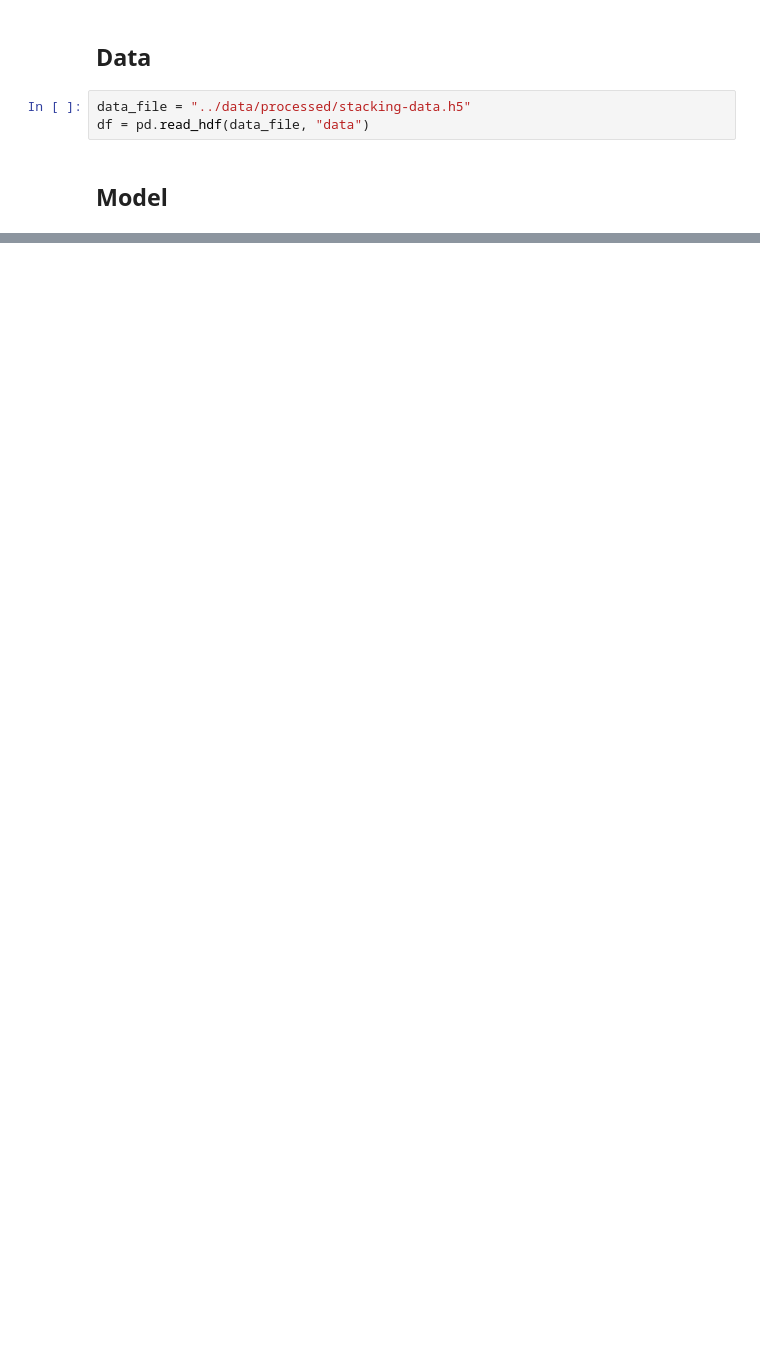
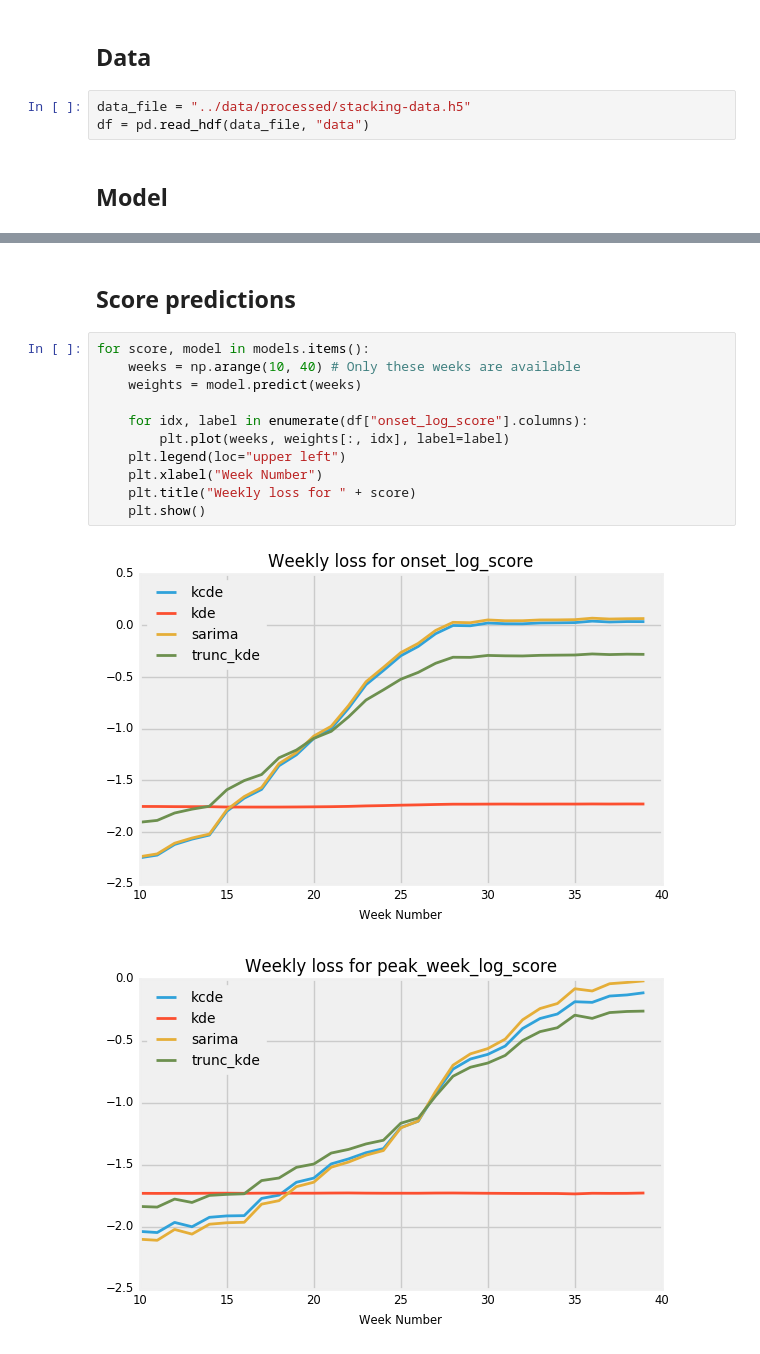
Before and after one commit to reichlab/neural-stack, a Jupyter notebook: notebooks/1.0-basic-network.ipynb, the cells around one changed output, grey strips where cells are left out. Saved outputs shown, nothing was run; the diff lists cells and outputs as text; blank space fills up the shorter version.

```diff
--- a/notebooks/1.0-basic-network.ipynb
+++ b/notebooks/1.0-basic-network.ipynb
@@ -106,0 +103,16 @@ for score in scores:
+# %% [markdown]
+## Score predictions
+# %%
+for score, model in models.items():
+    weeks = np.arange(10, 40) # Only these weeks are available
+    weights = model.predict(weeks)
+
+    for idx, label in enumerate(df["onset_log_score"].columns):
+        plt.plot(weeks, weights[:, idx], label=label)
+    plt.legend(loc="upper left")
+    plt.xlabel("Week Number")
+    plt.title("Weekly loss for " + score)
+    plt.show()
+# %% [output]
+[figure, added]
+[figure, added]
```
Also changed, not shown: parts of 9 cells of this notebook, 1 other file.
